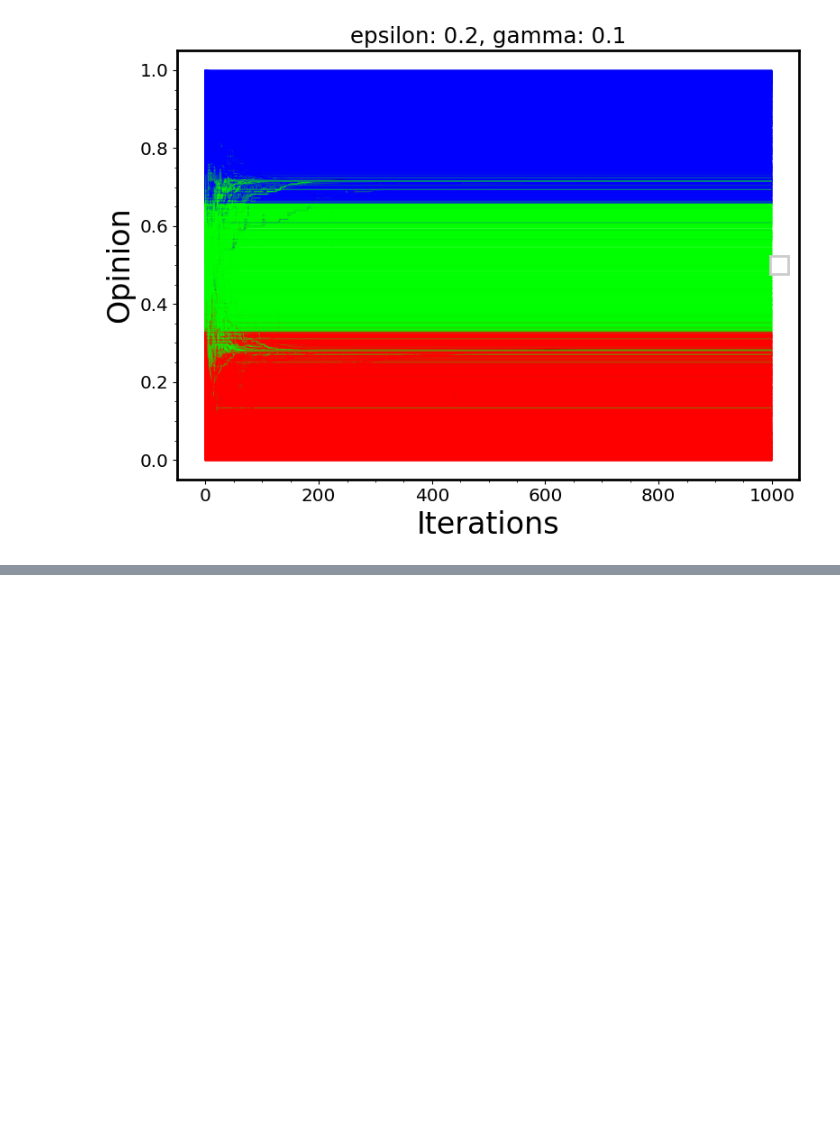
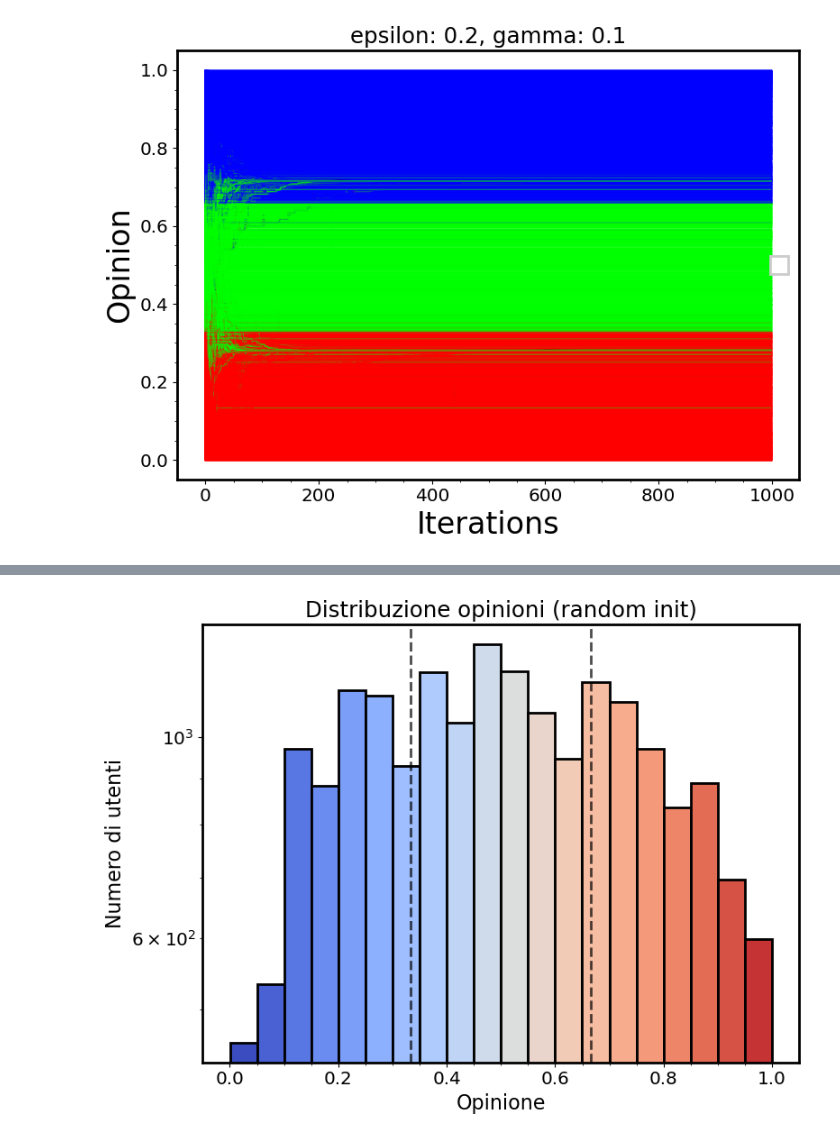
Before and after one commit to LeonardoCaridi/2024_caridi, a Jupyter notebook: open_problem/Diffusion_opinion.ipynb, the cells around one changed output, grey strips where cells are left out. Cells and saved outputs as stored; diff of their text form; code cells hidden in the pictures; blank space fills up the shorter version.

Commit message:
Opinion diffusion simulator

```diff
--- a/open_problem/Diffusion_opinion.ipynb
+++ b/open_problem/Diffusion_opinion.ipynb
@@ -205,36 +50,0 @@ plt.show()
-# %%
-# Ottenere il numero di utenti e iterazioni
-num_users, num_iters = opinions_matrix.shape
-iterations = np.arange(num_iters)  # Array con i numeri delle iterazioni
-
-# Ottenere i colori in base alla prima opinione
-first_opinions = opinions_matrix[:, 0]
-colors = ["blue" if op <= 0.333 else "red" if op >= 0.666 else "gray" for op in first_opinions]
-
-# Creare il plot
-#plt.figure(figsize=(12, 8))
-
-# Disegnare una linea per ogni utente
-for i in range(num_users):
-    plt.plot(iterations, opinions_matrix[i, :], color=colors[i], alpha=0.5, linewidth=0.5)
-
-# Etichette e titolo
-plt.xlabel("Iterazioni")
-plt.ylabel("Opinione")
-title = "Evoluzione delle opinioni nel tempo"
-if random_opinion: title += " (random init)"
-plt.title(title)
-#plt.ylim(0, 1)  # Limiti asse y per opinioni tra 0 e 1
-
-"""
-# Aggiungere legenda
-from matplotlib.patches import Patch
-legend_patches = [Patch(color="blue", label="Pro-Biden (≤ 0.333)"),
-                  Patch(color="gray", label="Neutrali (0.333 - 0.666)"),
-                  Patch(color="red", label="Pro-Trump (≥ 0.666)")]
-
-plt.legend(handles=legend_patches, loc="best")
-"""
-
-plt.savefig(os.path.join("plots", title))
-plt.show()
@@ -333,0 +201,7 @@ No artists with labels found to put in legend.  Note that artists whose label st
+# %%
+simulator = OpinionDiffusionSimulator(full_graph_backbone, iterations=100, epsilon=0.5, bias=1, random_opinion=True)
+simulator.run_simulation()
+# %%
+simulator.plot_opinion_distribution(save=True) # Istogramma delle opinioni finali (ultima iterazione)
+# %% [output]
+[figure, added]
```
Also changed, not shown: parts of 28 cells of this notebook, 25 other files.
